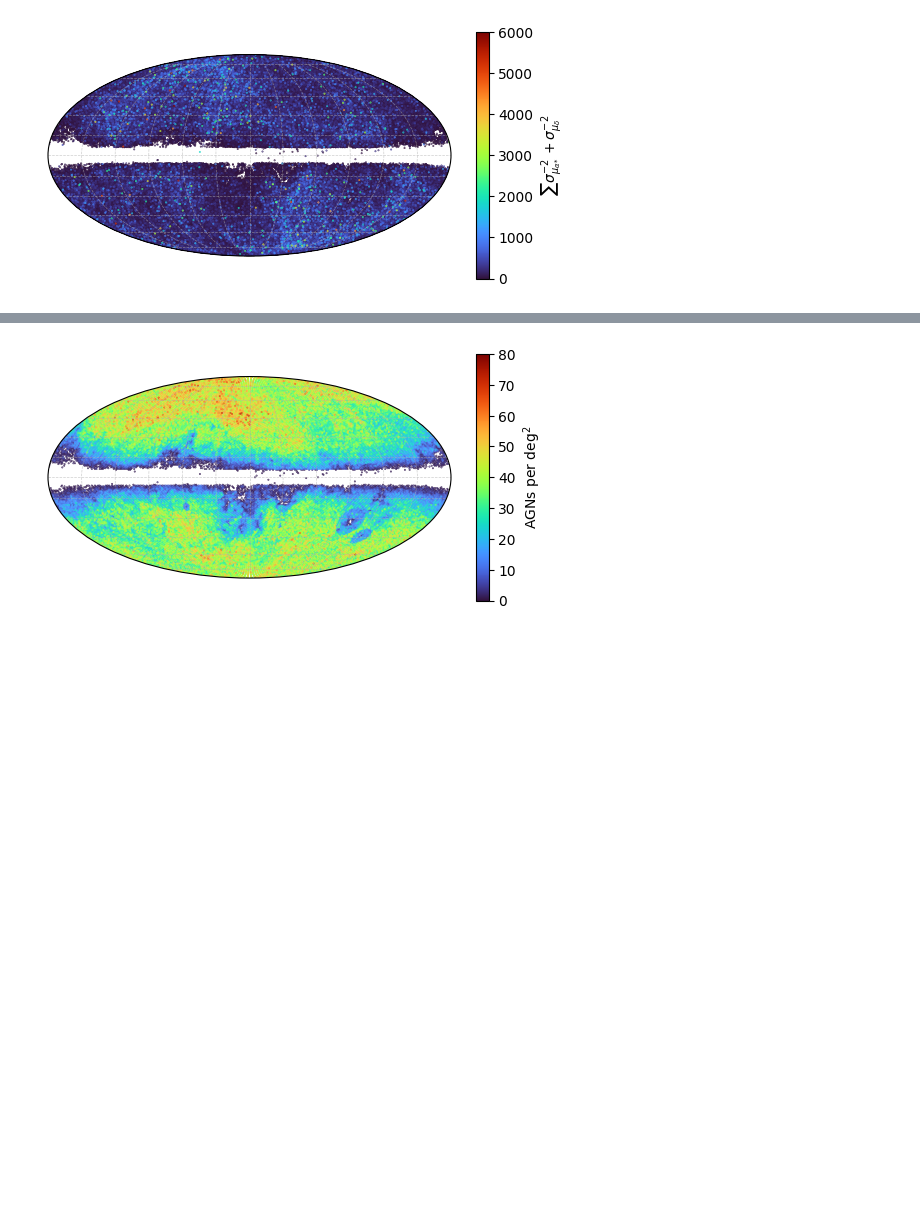
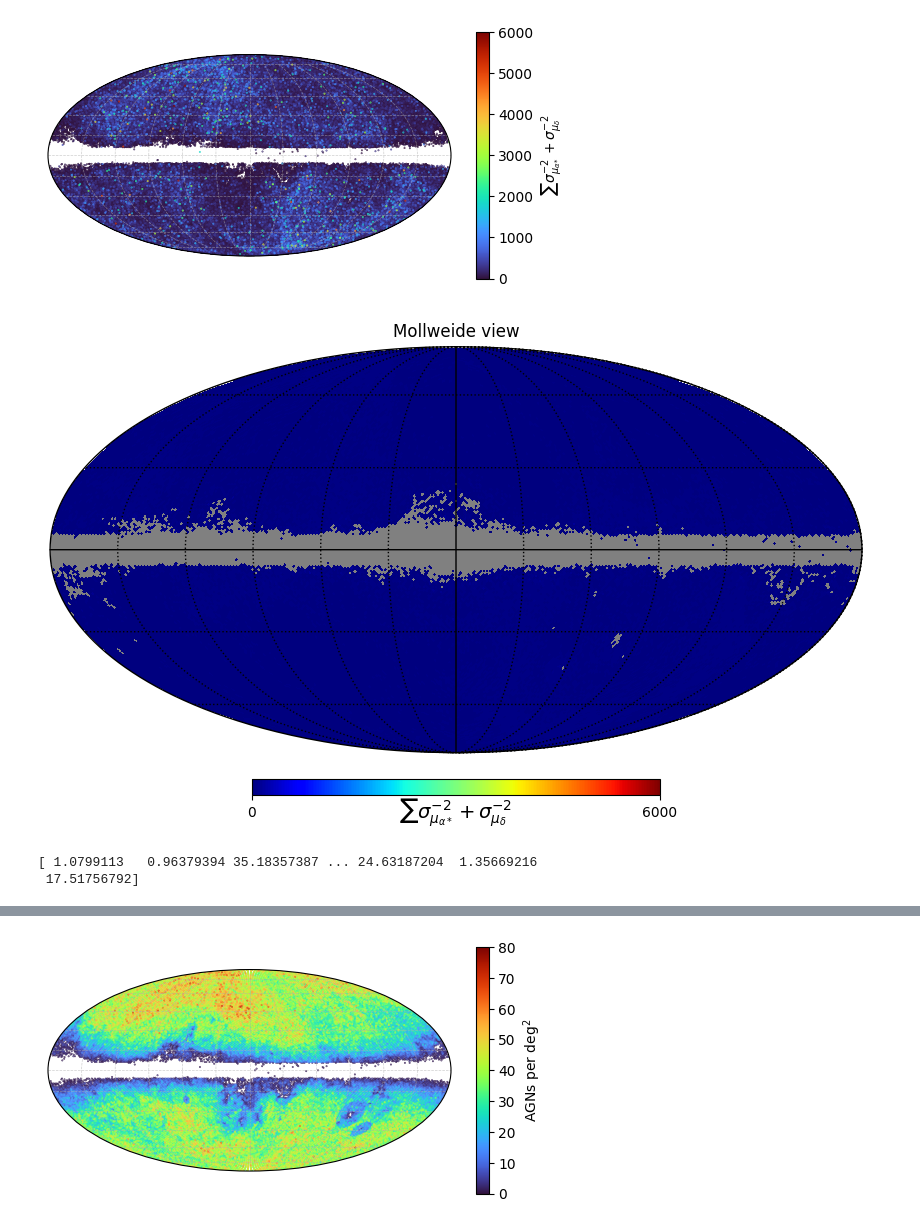
Before and after one commit to MatteoMancini01/Gaia_EDR3, a Jupyter notebook: plots.ipynb, the cells around one changed output, grey strips where cells are left out. Drawn from its saved outputs; the diff is of its cells as text; code cells hidden in the pictures; blank space fills up the shorter version.

```diff
--- a/plots.ipynb
+++ b/plots.ipynb
@@ -251,3 +251,67 @@ plt.show()
 # turbo
 # %% [output]
 [figure]
+# %%
+import healpy as hp
+import numpy as np
+from astropy.coordinates import SkyCoord
+import astropy.units as u
+import matplotlib.pyplot as plt
+from matplotlib.colors import LogNorm
+
+# Compute galactic coordinates
+coords = SkyCoord(ra=df_5param["ra"].values * u.deg,
+                  dec=df_5param["dec"].values * u.deg,
+                  frame='icrs')
+gal = coords.galactic
+l = gal.l.radian  # in radians
+b = gal.b.radian  # in radians
+
+# Statistical weights
+pmra_error = np.array(df_5param["pmra_error"])
+pmdec_error = np.array(df_5param["pmdec_error"])
+weights = pmra_error**(-2) + pmdec_error**(-2)
+
+# Apply filtering mask
+mask = (weights >= 0) & (weights <= 150)
+l = l[mask]
+b = b[mask]
+weights = weights[mask]
+
+
+# HEALPix pixelation
+nside = 64
+npix = hp.nside2npix(nside)
+theta = 0.5 * np.pi - b  # HEALPix theta (colatitude)
+phi = l  # HEALPix phi (longitude)
+pix = hp.ang2pix(nside, theta, phi)
+
+# Initialize and populate HEALPix map
+weight_map = np.zeros(npix)
+counts = np.zeros(npix)
+
+
+for p, w in zip(pix, weights):
+    weight_map[p] += w
+    counts[p] += 1
+
+    # Convert to weight per steradian
+pixel_area_sr = 4*np.pi / npix  # area of one pixel in steradians
+
+weight_avg_per_source = np.where(counts > 0, weight_map / counts, hp.UNSEEN)
+
+
+
+# Plot using healpy
+hp.mollview(weight_avg_per_source, unit=r"$\sum \sigma_{\mu_{\alpha*}}^{-2} + \sigma_{\mu_{\delta}}^{-2}$",
+            norm='linear', min=0, max=6000, cmap='jet')
+
+
+
+hp.graticule()
+plt.show()
+print(weights)
+# %% [output]
+[figure, added]
+[ 1.0799113   0.96379394 35.18357387 ... 24.63187204  1.35669216
+ 17.51756792]
```
Also changed, not shown: parts of 6 cells of this notebook, 2 other files.
